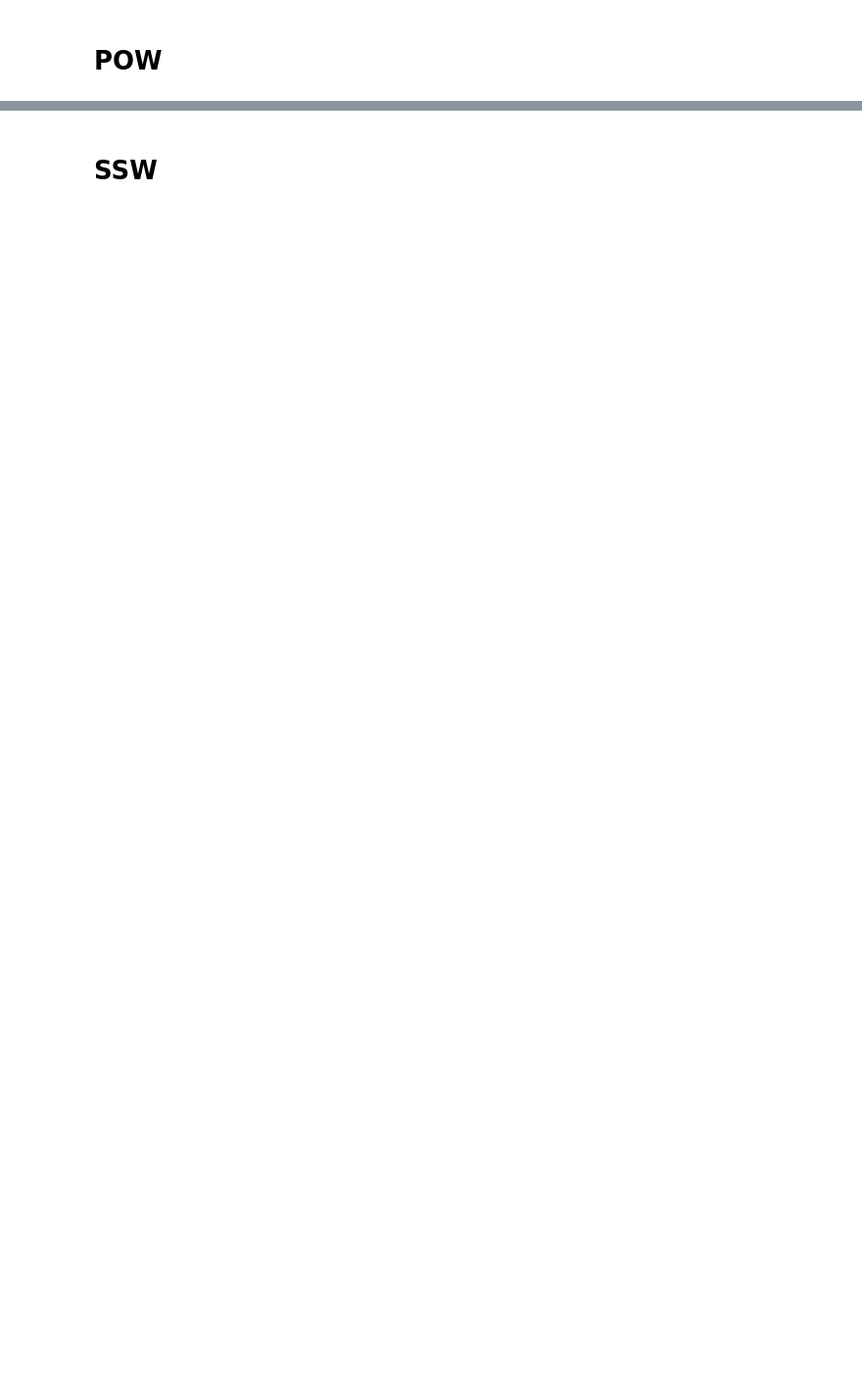
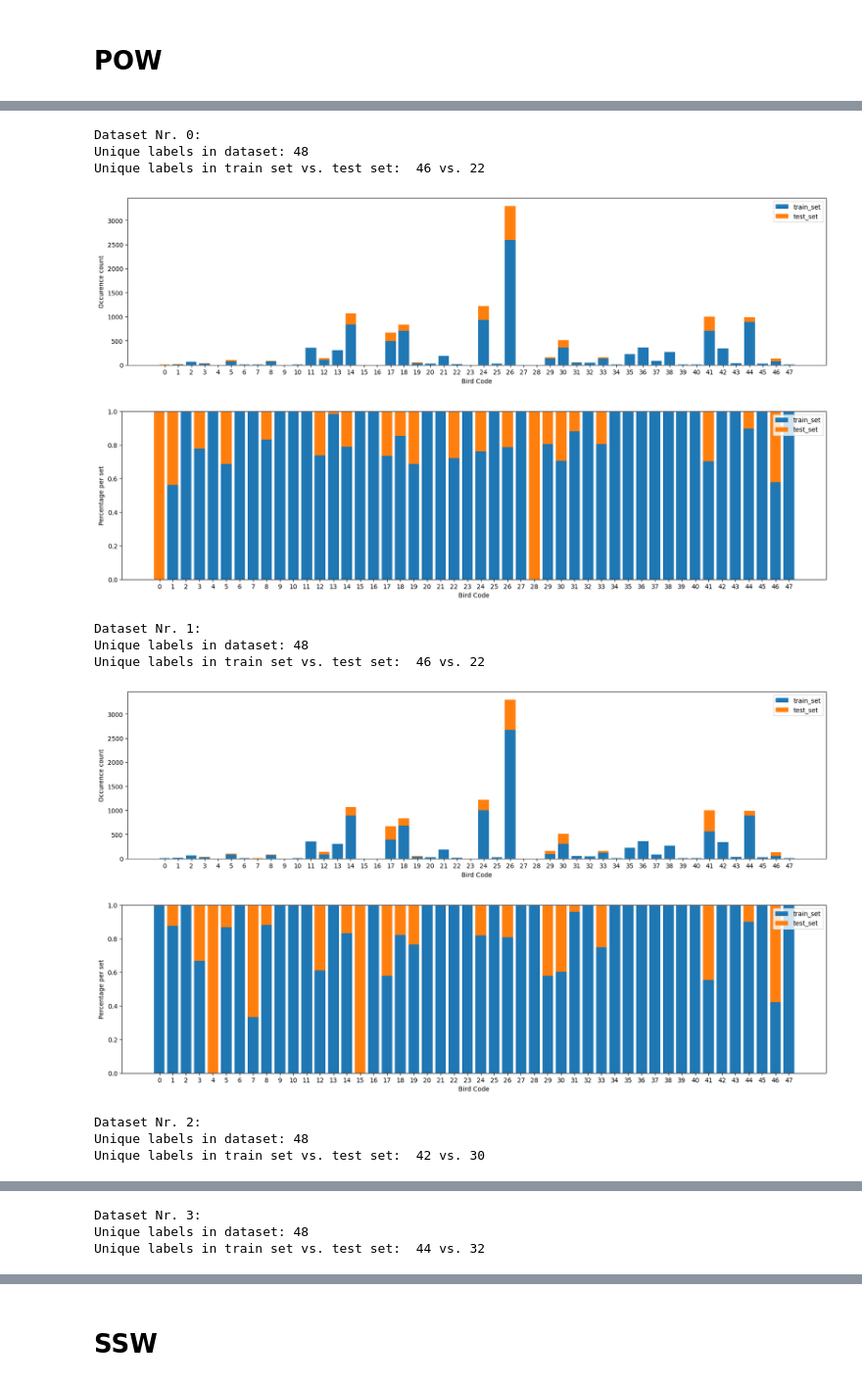
Before and after one commit to DBD-research-group/BirdSet, a Jupyter notebook: notebooks/playground/cross_valid_test_5s_split.ipynb, the cells around one changed output, grey strips where cells are left out. Shown at 98% size. Saved outputs shown, nothing was run; the diff lists cells and outputs as text; code cells hidden in the pictures; blank space fills up the shorter version.

```diff
--- a/notebooks/playground/cross_valid_test_5s_split.ipynb
+++ b/notebooks/playground/cross_valid_test_5s_split.ipynb
@@ -167,0 +119,3 @@ d:\Programmierzeugs\BirdSet\data_birdset\POW_scape\downloads\extracted\1d1d71a31
+# %%
+pow_splitting_dataset = get_splitting_dataset("POW_scape")
+pow_cross_valid = split_into_k_datasets(pow_splitting_dataset, 5)
@@ -167,0 +126,20 @@ d:\Programmierzeugs\BirdSet\data_birdset\POW_scape\downloads\extracted\1d1d71a31
+# %%
+figwidth = 20
+for i in range(len(pow_cross_valid)):
+    print(f"Dataset Nr. {i}:")
+    show_multilabel_stats(pow_cross_valid[i], figwidth)
+    show_multilabel_percentages(pow_cross_valid[i], figwidth)
+# %% [output]
+Dataset Nr. 0:
+Unique labels in dataset: 48
+Unique labels in train set vs. test set:  46 vs. 22
+[figure, added]
+[figure, added]
+Dataset Nr. 1:
+Unique labels in dataset: 48
+Unique labels in train set vs. test set:  46 vs. 22
+[figure, added]
+[figure, added]
+Dataset Nr. 2:
+Unique labels in dataset: 48
+Unique labels in train set vs. test set:  42 vs. 30
@@ -167,0 +148,3 @@ d:\Programmierzeugs\BirdSet\data_birdset\POW_scape\downloads\extracted\1d1d71a31
+Dataset Nr. 3:
+Unique labels in dataset: 48
+Unique labels in train set vs. test set:  44 vs. 32
```
Also changed, not shown: parts of 29 cells of this notebook.
